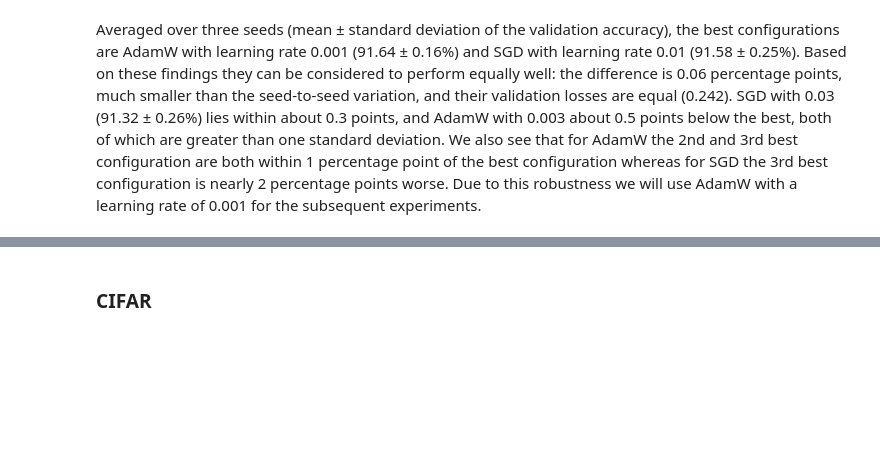
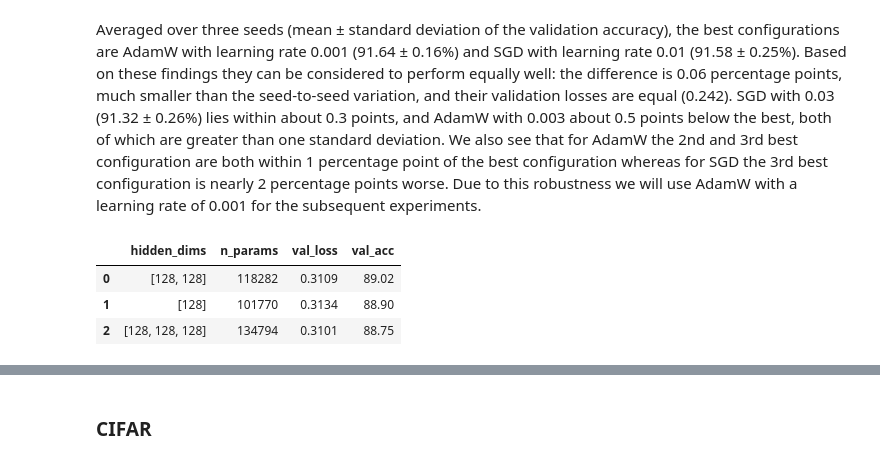
Before and after one commit to AlienaTheGiantDuck/ItDL_assignments, a Jupyter notebook: Assignment_1/Assignment_1.ipynb, the cells around one changed output, grey strips where cells are left out. Drawn from its saved outputs; the diff is of its cells as text; code cells hidden in the pictures; blank space fills up the shorter version.

```diff
--- a/Assignment_1/Assignment_1.ipynb
+++ b/Assignment_1/Assignment_1.ipynb
@@ -756,0 +753,10 @@ display(res_head_depth)
+# %%
+# Stage 2: Architecture MLP
+base = {**base_params, "model_type": "MLP", "optimizer": "AdamW", "learning_rate": 0.001, "momentum": 0.0}
+res_head_depth = sweep_one(base, "hidden_dims", [[128], [128, 128], [128, 128, 128]])
+display(res_head_depth)
+# %% [output]
+|  | hidden_dims | n_params | val_loss | val_acc |
+| 0 | [128, 128] | 118282 | 0.3109 | 89.02 |
+| 1 | [128] | 101770 | 0.3134 | 88.90 |
+| 2 | [128, 128, 128] | 134794 | 0.3101 | 88.75 |
```
Also changed, not shown: parts of 10 cells of this notebook.
